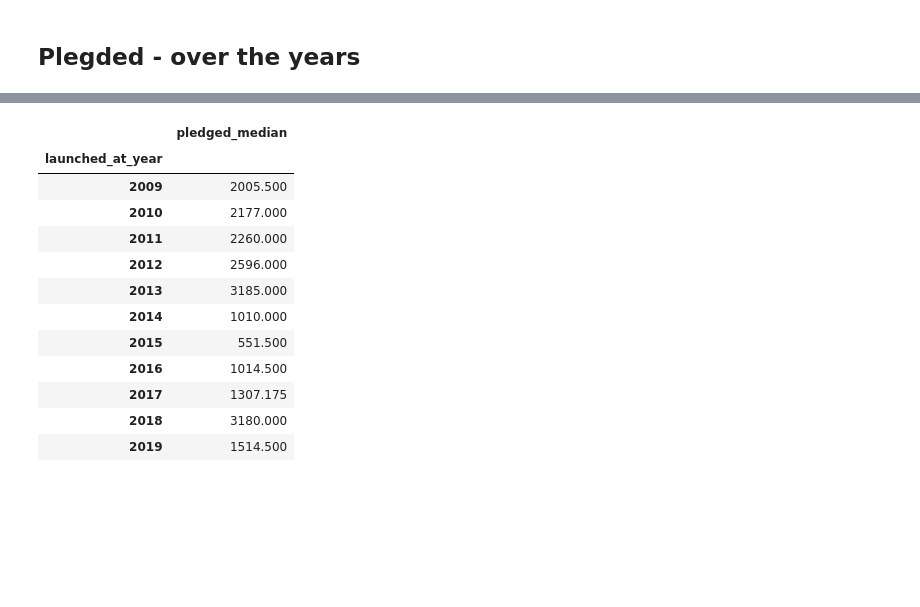
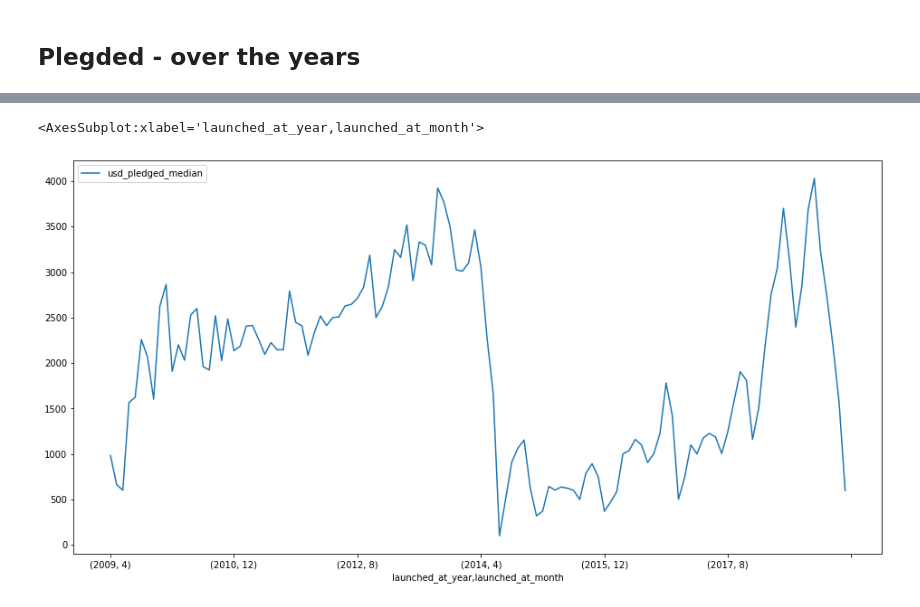
Before and after one commit to dominikmn/ds-kickstarter-project, a Jupyter notebook: 03_data_exploration.ipynb, the cells around one changed output, grey strips where cells are left out. Drawn from its saved outputs; the diff is of its cells as text; code cells hidden in the pictures; blank space fills up the shorter version.

```diff
--- a/03_data_exploration.ipynb
+++ b/03_data_exploration.ipynb
@@ -156,18 +161,7 @@ pledged_per_year
 # %%
-pledged_median_per_year = pd.pivot_table(df_full, index='launched_at_year', values='pledged', aggfunc=pd.Series.median).rename(columns={'pledged':'pledged_median'})
-pledged_median_per_year
+usd_pledged_median_per_month = pd.pivot_table(df_small, index=['launched_at_year', 'launched_at_month'], values='usd_pledged', aggfunc=pd.Series.median).rename(columns={'usd_pledged':'usd_pledged_median'})
+usd_pledged_median_per_month.plot(figsize=(16,8))
 # %% [output]
-|  | pledged_median |
-| launched_at_year |  |
-| 2009 | 2005.500 |
-| 2010 | 2177.000 |
-| 2011 | 2260.000 |
-| 2012 | 2596.000 |
-| 2013 | 3185.000 |
-| 2014 | 1010.000 |
-| 2015 | 551.500 |
-| 2016 | 1014.500 |
-| 2017 | 1307.175 |
-| 2018 | 3180.000 |
-| 2019 | 1514.500 |
+<AxesSubplot:xlabel='launched_at_year,launched_at_month'>
+[figure, added]
 # %%
```
Also changed, not shown: parts of 19 cells of this notebook.
